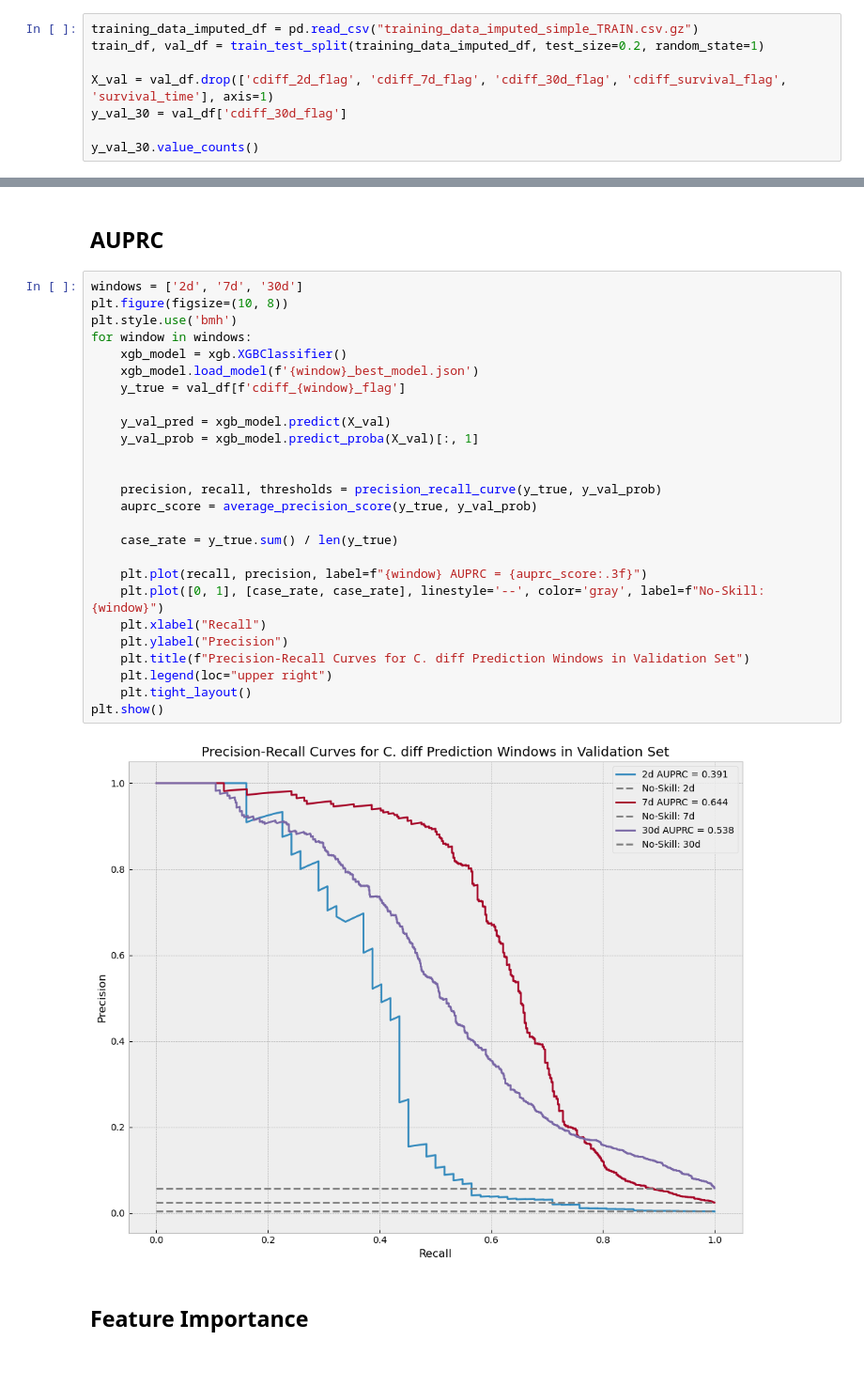
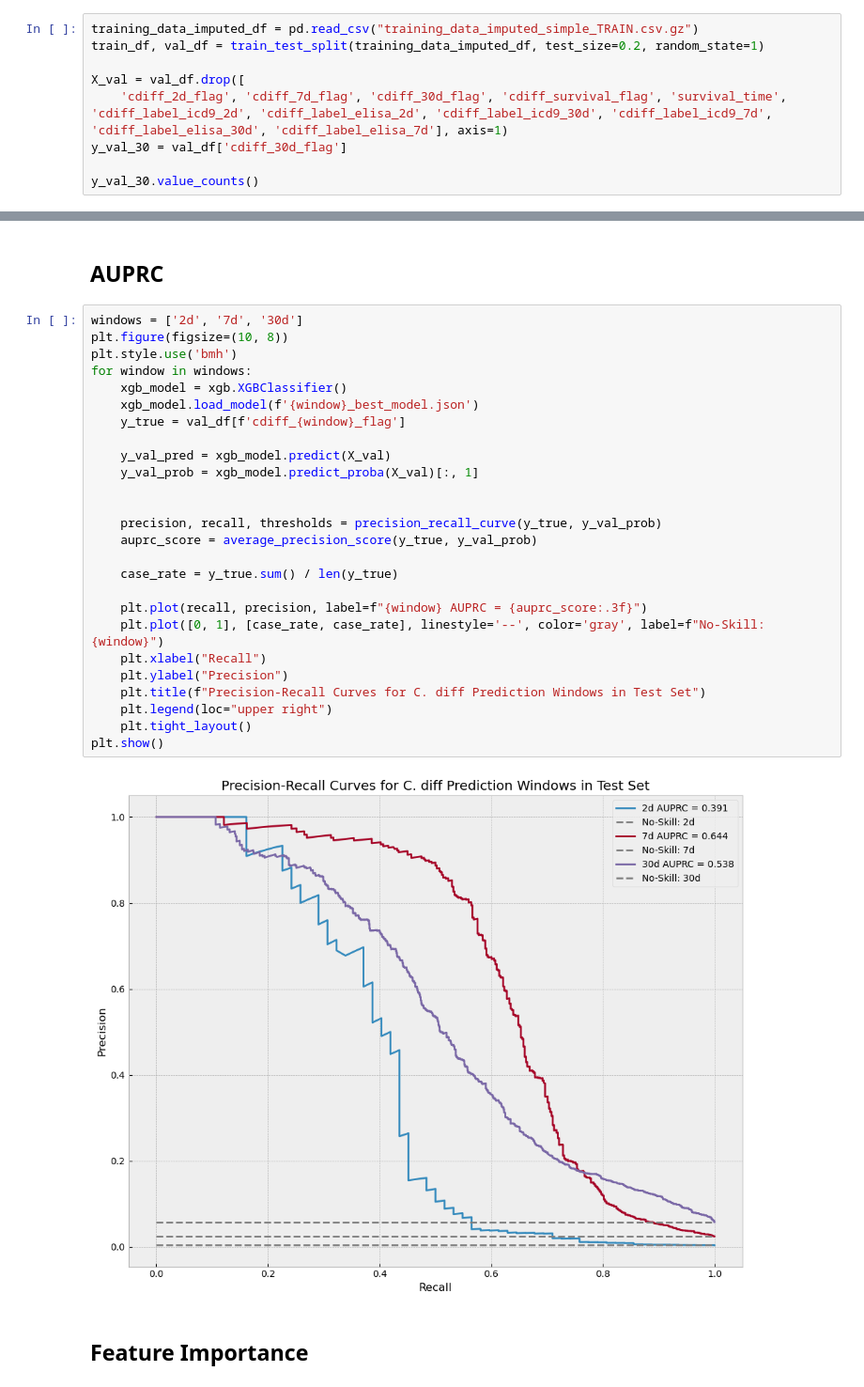
Before and after one commit to aszatrowski/predicting-cdiff, a Jupyter notebook: plot_customization.ipynb, the cells around one changed output, grey strips where cells are left out. Shown at 94% size. Cells and saved outputs as stored; diff of their text form.

```diff
--- a/plot_customization.ipynb
+++ b/plot_customization.ipynb
@@ -12,7 +12,8 @@ from sklearn.metrics import roc_auc_score, roc_curve, average_precision_score, p
 training_data_imputed_df = pd.read_csv("training_data_imputed_simple_TRAIN.csv.gz")
 train_df, val_df = train_test_split(training_data_imputed_df, test_size=0.2, random_state=1)
 
-X_val = val_df.drop(['cdiff_2d_flag', 'cdiff_7d_flag', 'cdiff_30d_flag', 'cdiff_survival_flag', 'survival_time'], axis=1)
+X_val = val_df.drop([
+    'cdiff_2d_flag', 'cdiff_7d_flag', 'cdiff_30d_flag', 'cdiff_survival_flag', 'survival_time', 'cdiff_label_icd9_2d', 'cdiff_label_elisa_2d', 'cdiff_label_icd9_30d', 'cdiff_label_icd9_7d', 'cdiff_label_elisa_30d', 'cdiff_label_elisa_7d'], axis=1)
 y_val_30 = val_df['cdiff_30d_flag']
 
 y_val_30.value_counts()
@@ -53,31 +54,31 @@ plt.show()
 # %%
 windows = ['2d', '7d', '30d']
 plt.figure(figsize=(10, 8))
 plt.style.use('bmh')
 for window in windows:
     xgb_model = xgb.XGBClassifier()
     xgb_model.load_model(f'{window}_best_model.json')
     y_true = val_df[f'cdiff_{window}_flag']
 
     y_val_pred = xgb_model.predict(X_val)
     y_val_prob = xgb_model.predict_proba(X_val)[:, 1]
 
 
     precision, recall, thresholds = precision_recall_curve(y_true, y_val_prob)
     auprc_score = average_precision_score(y_true, y_val_prob)
 
     case_rate = y_true.sum() / len(y_true)
 
     plt.plot(recall, precision, label=f"{window} AUPRC = {auprc_score:.3f}")
     plt.plot([0, 1], [case_rate, case_rate], linestyle='--', color='gray', label=f"No-Skill: {window}")
     plt.xlabel("Recall")
     plt.ylabel("Precision")
-    plt.title(f"Precision-Recall Curves for C. diff Prediction Windows in Validation Set")
+    plt.title(f"Precision-Recall Curves for C. diff Prediction Windows in Test Set")
     plt.legend(loc="upper right")
     plt.tight_layout()
 plt.show()
 # %% [output]
-[figure, old version]
+[figure, new version]
 # %% [markdown]
 ## Feature Importance
 # %%
```
Also changed, not shown: 2 other files.
